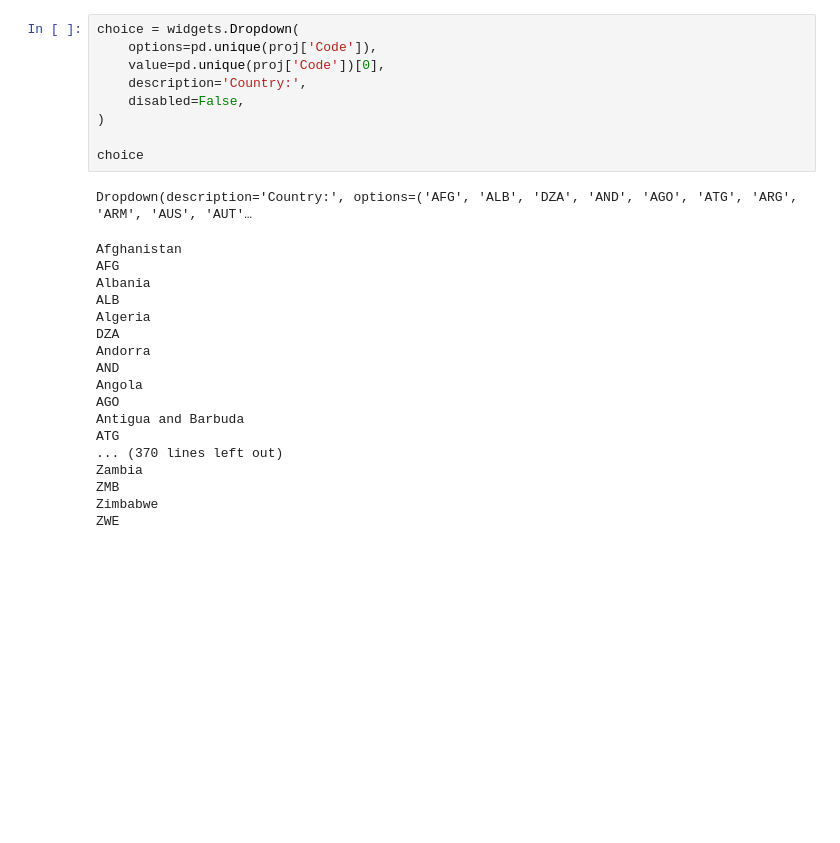
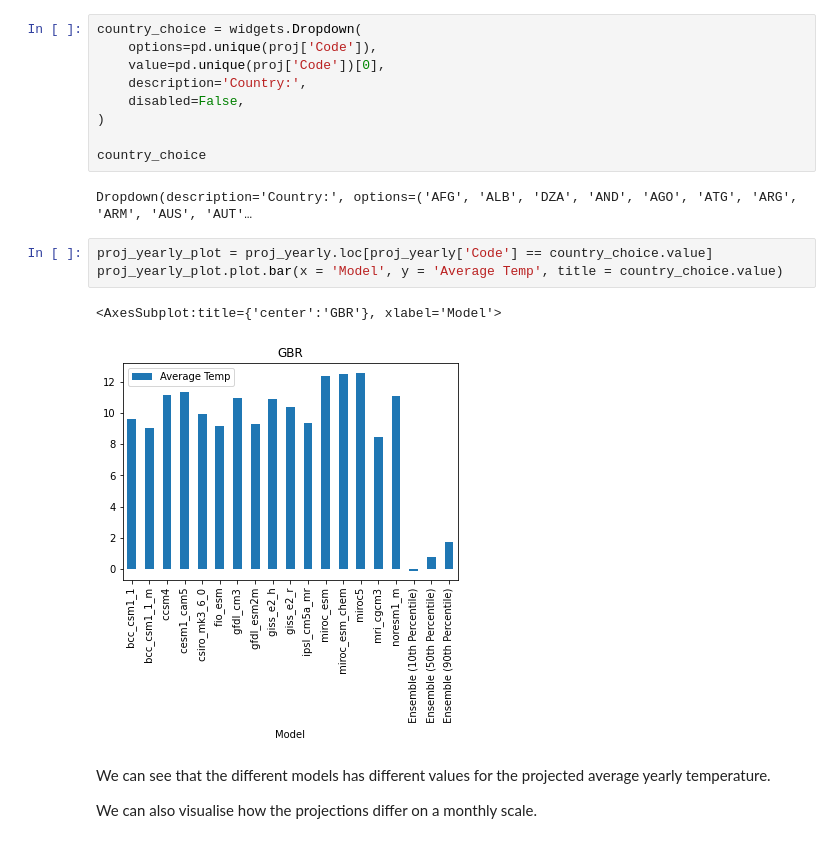
Before and after one commit to herbmks/MDA-Tuvalu, a Jupyter notebook: ClimateData.ipynb, the cells around one changed output. Drawn from its saved outputs; the diff is of its cells as text; blank space fills up the shorter version.

```diff
--- a/ClimateData.ipynb
+++ b/ClimateData.ipynb
@@ -349,30 +399,21 @@ Since we only have one value for the whole decade, it doesn't make sense to plot
 # %%
-choice = widgets.Dropdown(
+country_choice = widgets.Dropdown(
     options=pd.unique(proj['Code']),
     value=pd.unique(proj['Code'])[0],
     description='Country:',
     disabled=False,
 )
 
-choice
+country_choice
 # %% [output]
 Dropdown(description='Country:', options=('AFG', 'ALB', 'DZA', 'AND', 'AGO', 'ATG', 'ARG', 'ARM', 'AUS', 'AUT'…
 # %%
+proj_yearly_plot = proj_yearly.loc[proj_yearly['Code'] == country_choice.value]
+proj_yearly_plot.plot.bar(x = 'Model', y = 'Average Temp', title = country_choice.value)
 # %% [output]
-Afghanistan
-AFG
-Albania
-ALB
-Algeria
-DZA
-Andorra
-AND
-Angola
-AGO
-Antigua and Barbuda
-ATG
-... (370 lines left out)
-Zambia
-ZMB
-Zimbabwe
-ZWE
+<AxesSubplot:title={'center':'GBR'}, xlabel='Model'>
+[figure, added]
+# %% [markdown]
+We can see that the different models has different values for the projected average yearly temperature.
+
+We can also visualise how the projections differ on a monthly scale.
```
Also changed, not shown: parts of 24 cells of this notebook, 1 other file.
